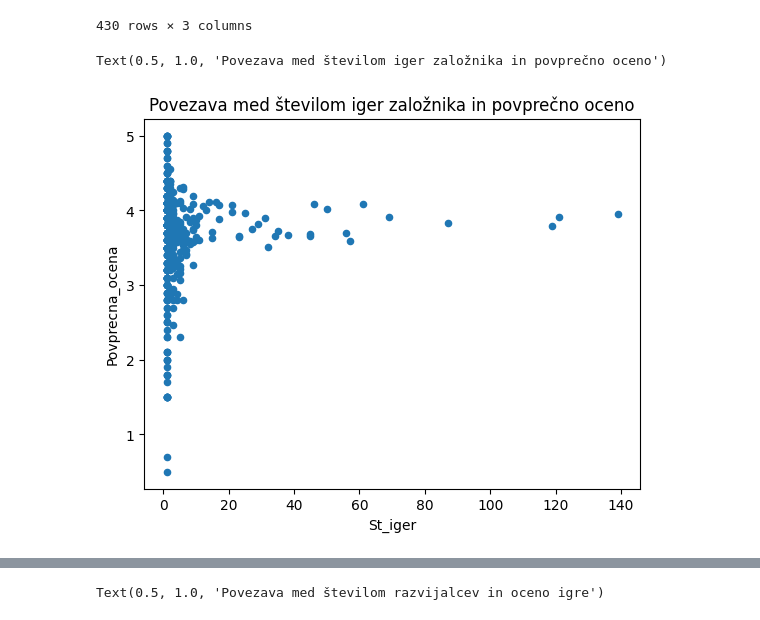
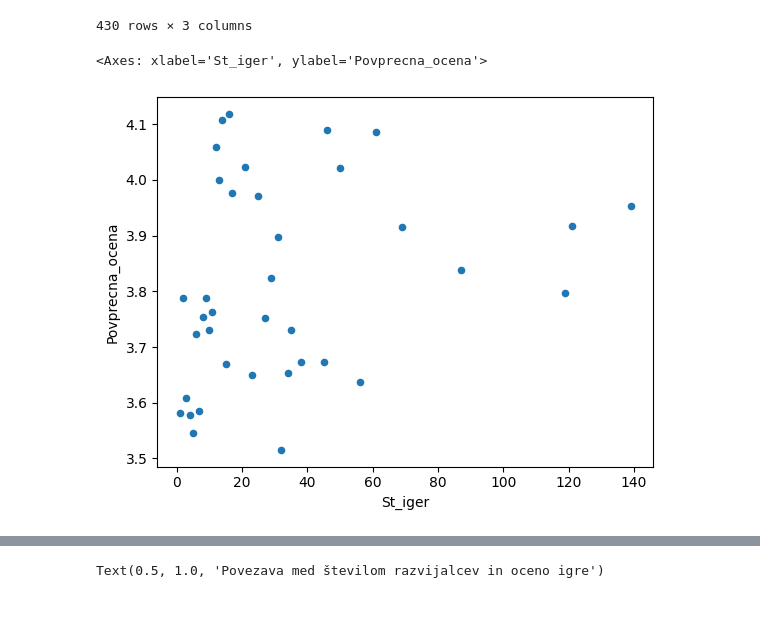
Before and after one commit to masapopovic/projektna_naloga, a Jupyter notebook: json_in_csv_datoteke/analiza.ipynb, the cells around one changed output, grey strips where cells are left out. Cells and saved outputs as stored; diff of their text form; code cells hidden in the pictures.

```diff
--- a/json_in_csv_datoteke/analiza.ipynb
+++ b/json_in_csv_datoteke/analiza.ipynb
@@ -310,9 +373,9 @@ igre_in_ocene_zaloznika
 | 55532153.0 | AIA USA | 1 | 3.800000 |
 | 55532154.0 | K&W Entertainment | 1 | 3.800000 |
 430 rows × 3 columns
-# %%
-igre_in_ocene_zaloznika.plot.scatter(x= 'St_iger', y='Povprecna_ocena')
-plt.title('Povezava med številom iger založnika in povprečno oceno')
-# %% [output]
-Text(0.5, 1.0, 'Povezava med številom iger založnika in povprečno oceno')
-[figure, removed]
+# %%
+povprecne_ocene_z = igre_in_ocene_zaloznika.groupby('St_iger')['Povprecna_ocena'].mean().reset_index()
+povprecne_ocene_z.plot.scatter(x='St_iger', y='Povprecna_ocena')
+# %% [output]
+<Axes: xlabel='St_iger', ylabel='Povprecna_ocena'>
+[figure, added]
```
Also changed, not shown: parts of 43 cells of this notebook.
